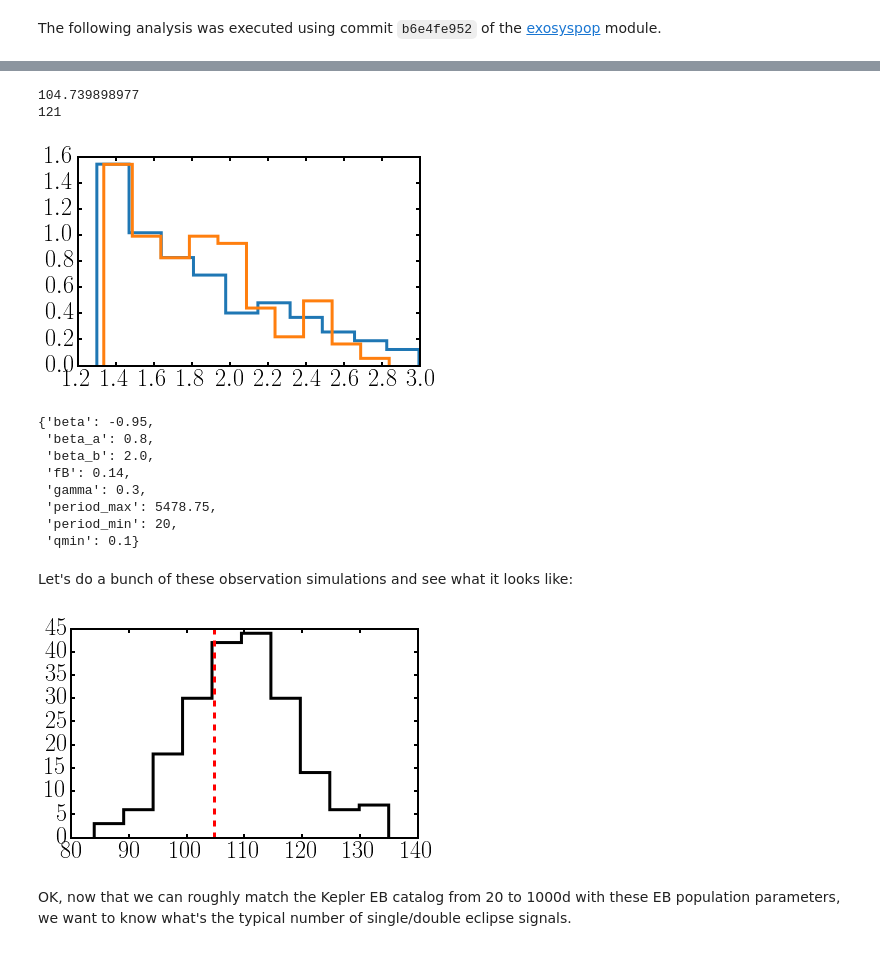
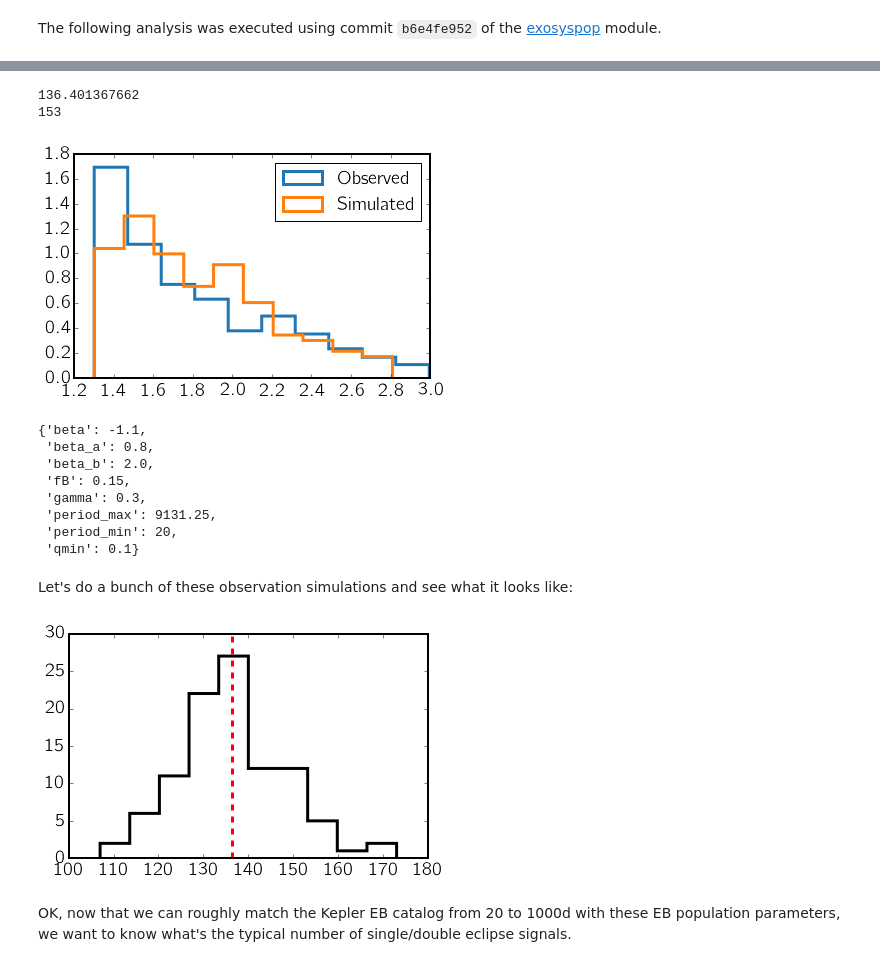
Before and after one commit to dfm/peerless, a Jupyter notebook: prediction/prediction.ipynb, the cells around one changed output, grey strips where cells are left out. Cells and saved outputs as stored; diff of their text form; code cells hidden in the pictures.

```diff
--- a/prediction/prediction.ipynb
+++ b/prediction/prediction.ipynb
@@ -44,3 +13,6 @@ targets = stlr[m]
+# %%
+from peerless.catalogs import TargetCatalog, EBCatalog
+targets = TargetCatalog().df
 # %%
 targets[['kepid','mass','feh']].count()
 # %% [output]
@@ -61,3 +27,8 @@ See the caveats in the documentation: http://pandas.pydata.org/pandas-docs/stabl
+# %%
+# Calculate galactic latitude of target stars
+from astropy.coordinates import SkyCoord
+c = SkyCoord(targets.ra, targets.dec, unit='deg')
+targets['b'] = c.galactic.b.deg
 # %%
 from exosyspop.populations import KeplerPowerLawBinaryPopulation
 from exosyspop.populations import TRILEGAL_BGPowerLawBinaryPopulation
@@ -70,36 +39,39 @@ WARNING:root:progressbar not imported
 # %%
 from __future__ import division
 
 min_period = 20
-max_period = 15*365.25
-ebpop.set_params(beta=-0.95, period_min=min_period, period_max=max_period, fB=0.14)
+max_period = 25*365.25
+fB = 0.15
+beta = -1.1
+ebpop.set_params(beta=beta, period_min=min_period, period_max=max_period, fB=fB)
 
 q = 'period > {} and period < 1000 and '.format(min_period) +\
     '((n_pri > 0 and n_sec > 0) or ' +\
      '(n_pri > 2 or n_sec > 2)) and (T14_pri < 2.5 or T14_sec < 2.5)'
 
 kep_ebs = EBCatalog().df.query('{} < period < 1000'.format(min_period))
 n_exp = len(kep_ebs) * (len(targets)/len(KICatalog().df))
 print(n_exp)
 plt.hist(np.log10(kep_ebs.period),
-         histtype='step', lw=3, normed=True);
+         histtype='step', lw=3, normed=True, label='Observed');
 new_obs = ebpop.observe(new_orbits=True).query(q)
-plt.hist(np.log10(new_obs.period),
+plt.hist(np.log10(new_obs.period), label='Simulated',
         histtype='step', lw=3, normed=True);
+plt.legend()
 print(len(new_obs))
 # %% [output]
-104.739898977
-121
+136.401367662
+153
-[figure, old version]
+[figure, new version]
 # %%
 ebpop.params
 # %% [output]
-{'beta': -0.95,
+{'beta': -1.1,
  'beta_a': 0.8,
  'beta_b': 2.0,
- 'fB': 0.14,
+ 'fB': 0.15,
  'gamma': 0.3,
- 'period_max': 5478.75,
+ 'period_max': 9131.25,
  'period_min': 20,
  'qmin': 0.1}
 # %%
@@ -112,12 +84,12 @@ bgpop._generate_binaries()
 # %% [markdown]
 Let's do a bunch of these observation simulations and see what it looks like:
 # %%
-n_obs = [len(ebpop.observe(new_orbits=True).query(q)) for i in range(200)]
+n_obs = [len(ebpop.observe(new_orbits=True).query(q)) for i in range(100)]
 
 plt.hist(n_obs, histtype='step', lw=3, bins=10, color='k');
 plt.axvline(n_exp, color='r', ls='--', lw=3);
 # %% [output]
-[figure, old version]
+[figure, new version]
 # %% [markdown]
 OK, now that we can roughly match the Kepler EB catalog from 20 to 1000d with these EB population parameters, we want to know what's the typical number of single/double eclipse signals.
 # %%
```
Also changed, not shown: parts of 28 cells of this notebook, 2 other files.
